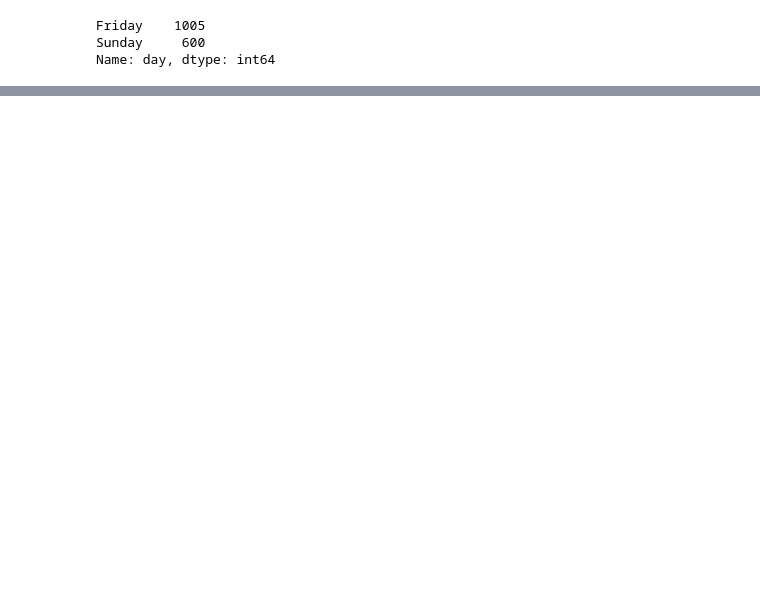
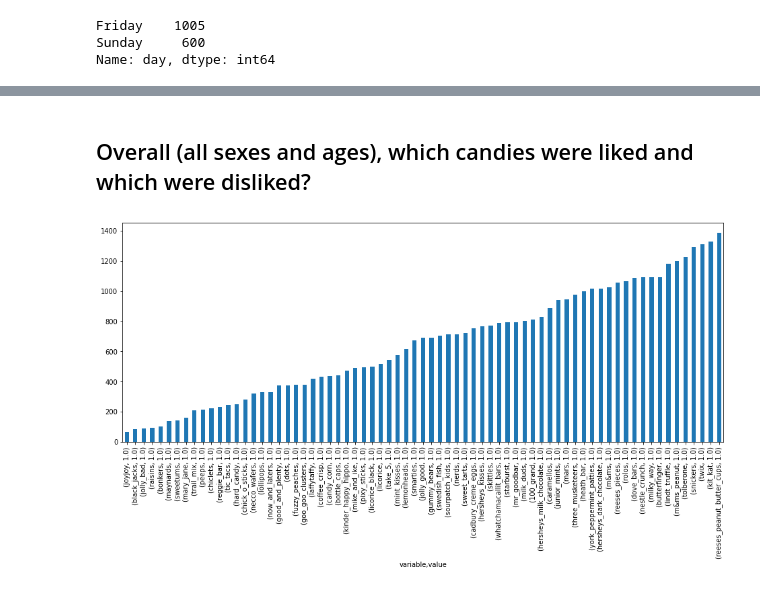
Before and after one commit to Ungarmaxx/TOOL1_FINAL_PROJECT, a Jupyter notebook: project_stuff.ipynb, the cells around one changed output, grey strips where cells are left out. Saved outputs shown, nothing was run; the diff lists cells and outputs as text; code cells hidden in the pictures; blank space fills up the shorter version.

```diff
--- a/project_stuff.ipynb
+++ b/project_stuff.ipynb
@@ -335,0 +352,12 @@ Name: day, dtype: int64
+# %% [markdown]
+## Overall (all sexes and ages), which candies were liked and which were disliked?
+# %%
+# Liked
+df2 = clean_df.iloc[:, 6:-4]
+df2 = df2.melt(value_vars=df2.columns)
+df2 = df2[df2["value"] == 1]
+fig, ax = plt.subplots(figsize=(16, 6))
+df2.value_counts(ascending=True).plot(kind="bar")
+plt.show()
+# %% [output]
+[figure, added]
```
Also changed, not shown: parts of 7 cells of this notebook.
